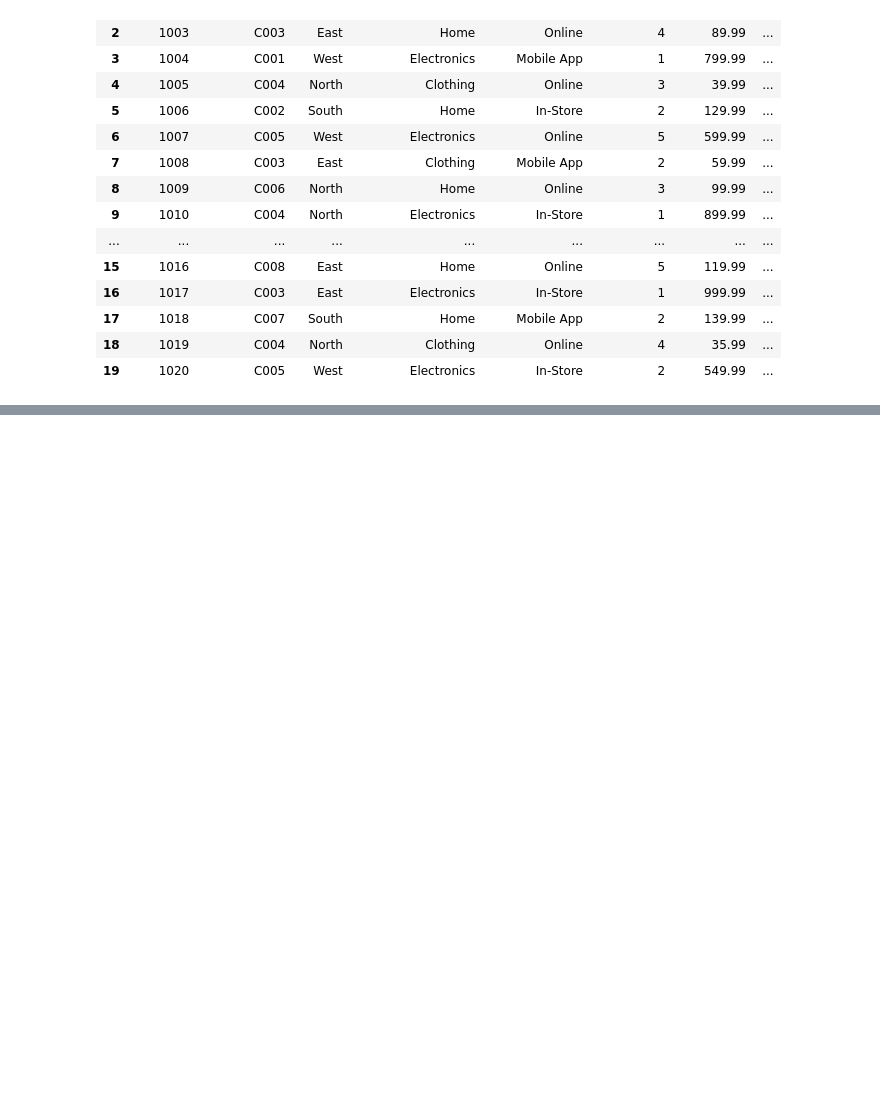
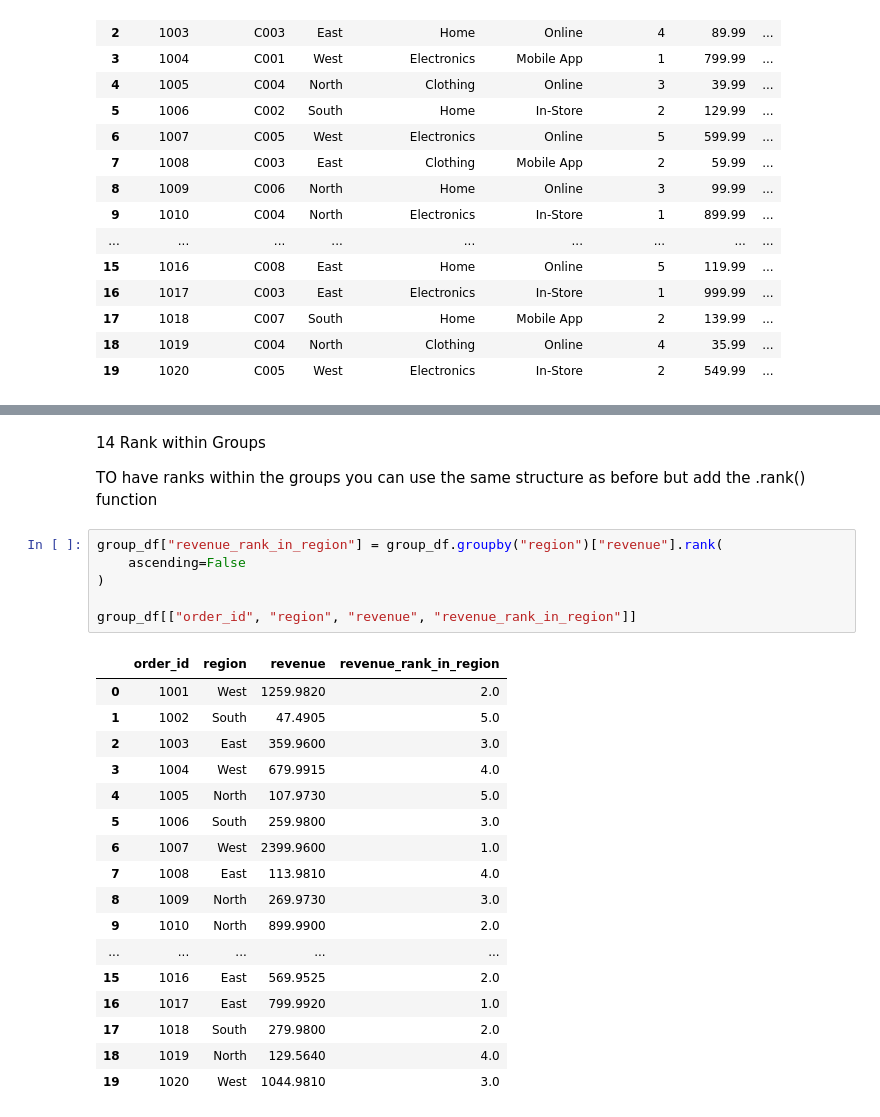
Before and after one commit to JoshPatNava/Exploratory_Data_Analysis, a Jupyter notebook: Grouping_Aggregation/grouping_aggregation.ipynb, the cells around one changed output, grey strips where cells are left out. Saved outputs shown, nothing was run; the diff lists cells and outputs as text; blank space fills up the shorter version.

```diff
--- a/Grouping_Aggregation/grouping_aggregation.ipynb
+++ b/Grouping_Aggregation/grouping_aggregation.ipynb
@@ -115,0 +324,28 @@ Grouping Aggregation
+# %% [markdown]
+14 Rank within Groups
+
+TO have ranks within the groups you can use the same structure as before but add the .rank() function
+# %%
+group_df["revenue_rank_in_region"] = group_df.groupby("region")["revenue"].rank(
+    ascending=False
+)
+
+group_df[["order_id", "region", "revenue", "revenue_rank_in_region"]]
+# %% [output]
+|  | order_id | region | revenue | revenue_rank_in_region |
+| 0 | 1001 | West | 1259.9820 | 2.0 |
+| 1 | 1002 | South | 47.4905 | 5.0 |
+| 2 | 1003 | East | 359.9600 | 3.0 |
+| 3 | 1004 | West | 679.9915 | 4.0 |
+| 4 | 1005 | North | 107.9730 | 5.0 |
+| 5 | 1006 | South | 259.9800 | 3.0 |
+| 6 | 1007 | West | 2399.9600 | 1.0 |
+| 7 | 1008 | East | 113.9810 | 4.0 |
+| 8 | 1009 | North | 269.9730 | 3.0 |
+| 9 | 1010 | North | 899.9900 | 2.0 |
+| ... | ... | ... | ... | ... |
+| 15 | 1016 | East | 569.9525 | 2.0 |
+| 16 | 1017 | East | 799.9920 | 1.0 |
+| 17 | 1018 | South | 279.9800 | 2.0 |
+| 18 | 1019 | North | 129.5640 | 4.0 |
+| 19 | 1020 | West | 1044.9810 | 3.0 |
```
Also changed, not shown: parts of 36 cells of this notebook.
